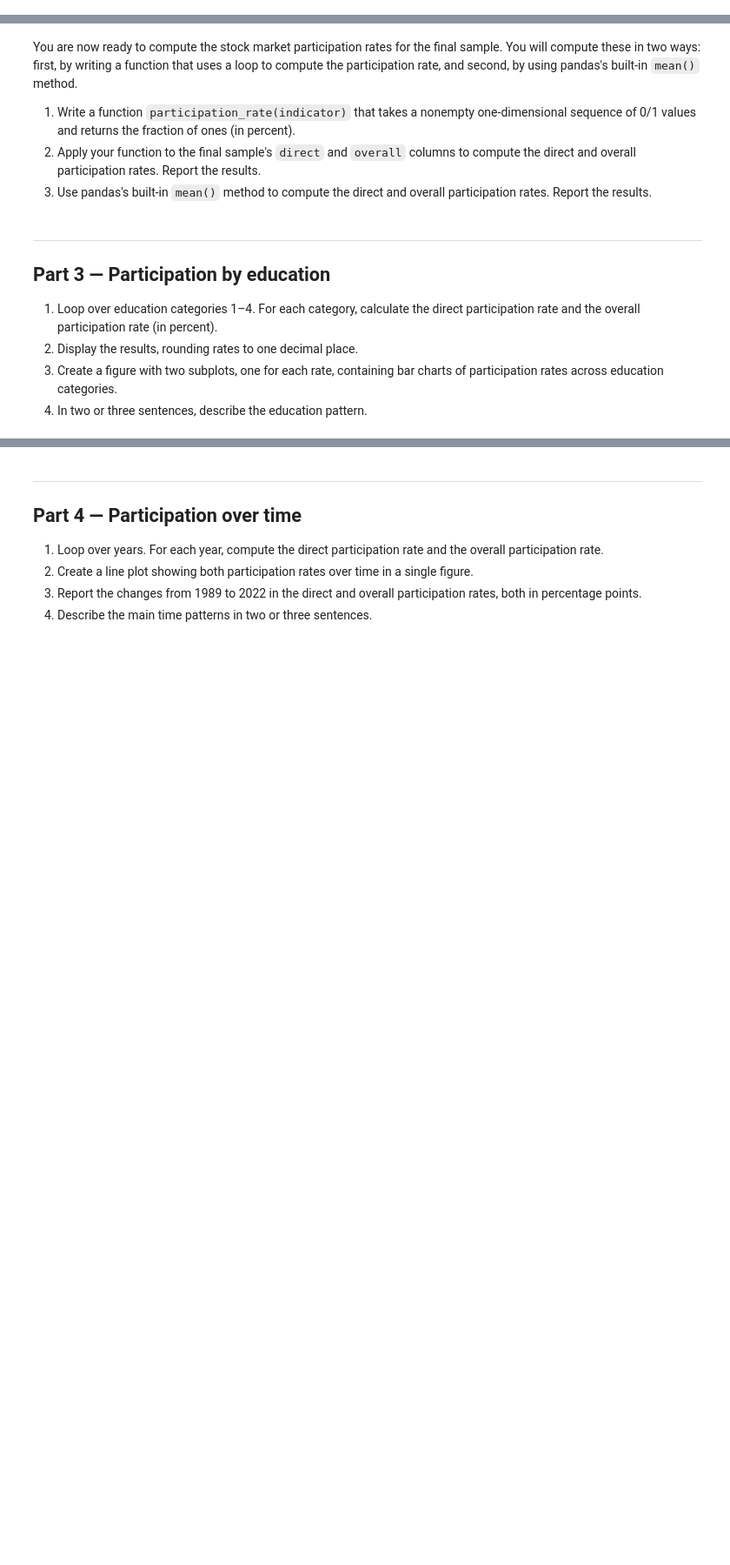
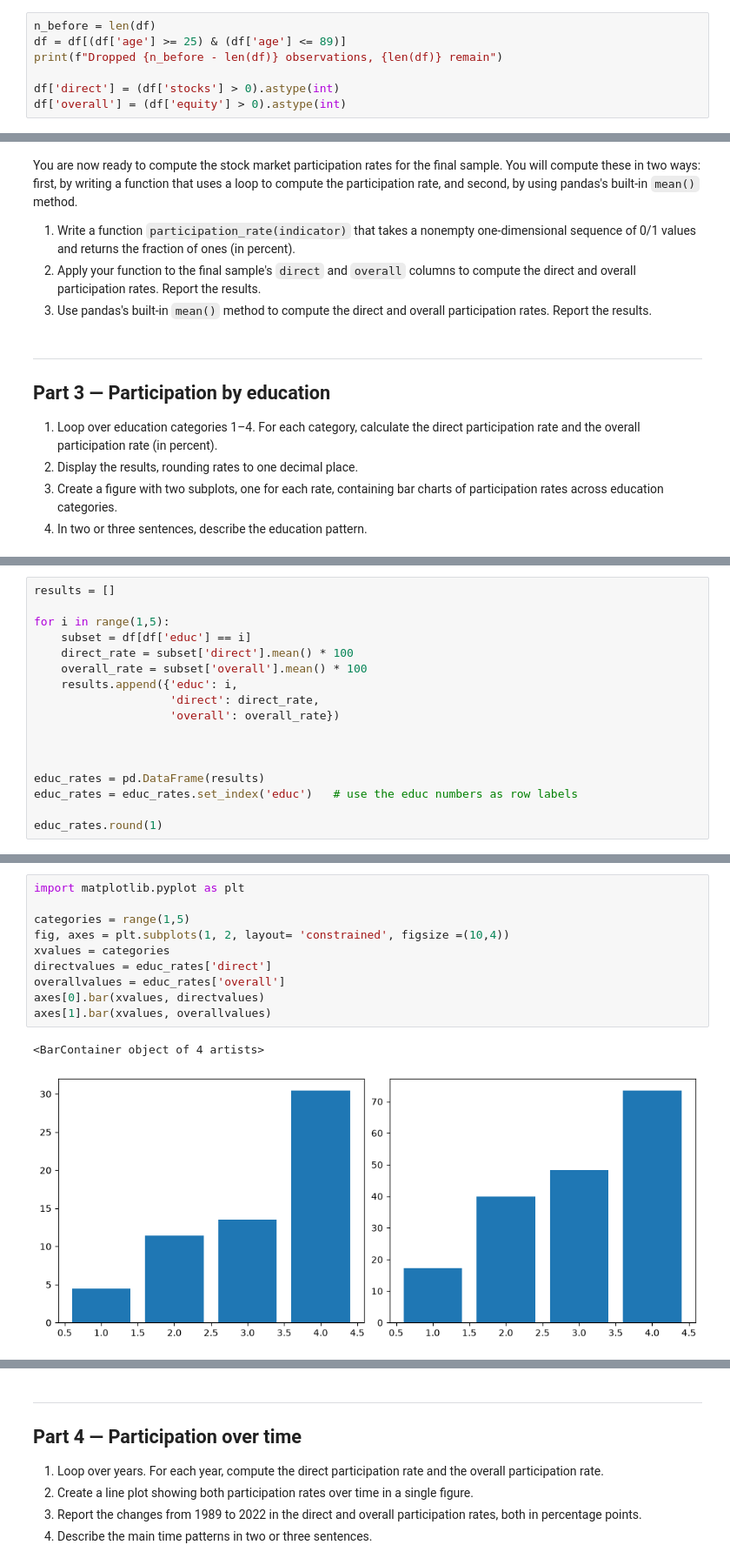
Before and after one commit to theokri105/TECH2-H26-assignment3, a Jupyter notebook: assignment3.ipynb, the cells around one changed output, grey strips where cells are left out. Shown at 87% size. Saved outputs shown, nothing was run; the diff lists cells and outputs as text; blank space fills up the shorter version.

```diff
--- a/assignment3.ipynb
+++ b/assignment3.ipynb
@@ -143,0 +141,7 @@ Remaining obeservations: 5758
+# %%
+n_before = len(df)
+df = df[(df['age'] >= 25) & (df['age'] <= 89)]
+print(f"Dropped {n_before - len(df)} observations, {len(df)} remain")
+
+df['direct'] = (df['stocks'] > 0).astype(int)
+df['overall'] = (df['equity'] > 0).astype(int)
@@ -170,0 +184,17 @@ built-in `mean()` method.
+# %%
+results = []
+
+for i in range(1,5):
+    subset = df[df['educ'] == i]
+    direct_rate = subset['direct'].mean() * 100
+    overall_rate = subset['overall'].mean() * 100
+    results.append({'educ': i,
+                    'direct': direct_rate,
+                    'overall': overall_rate})
+
+
+
+educ_rates = pd.DataFrame(results)
+educ_rates = educ_rates.set_index('educ')   # use the educ numbers as row labels
+
+educ_rates.round(1)
@@ -170,0 +208,13 @@ built-in `mean()` method.
+# %%
+import matplotlib.pyplot as plt
+
+categories = range(1,5)
+fig, axes = plt.subplots(1, 2, layout= 'constrained', figsize =(10,4))
+xvalues = categories
+directvalues = educ_rates['direct']
+overallvalues = educ_rates['overall']
+axes[0].bar(xvalues, directvalues)
+axes[1].bar(xvalues, overallvalues)
+# %% [output]
+<BarContainer object of 4 artists>
+[figure, added]
```
Also changed, not shown: parts of 7 cells of this notebook.
